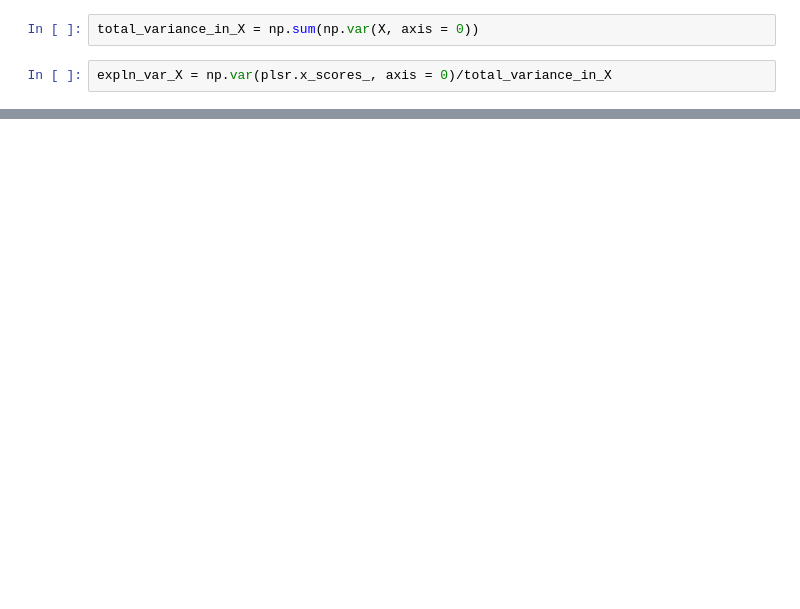
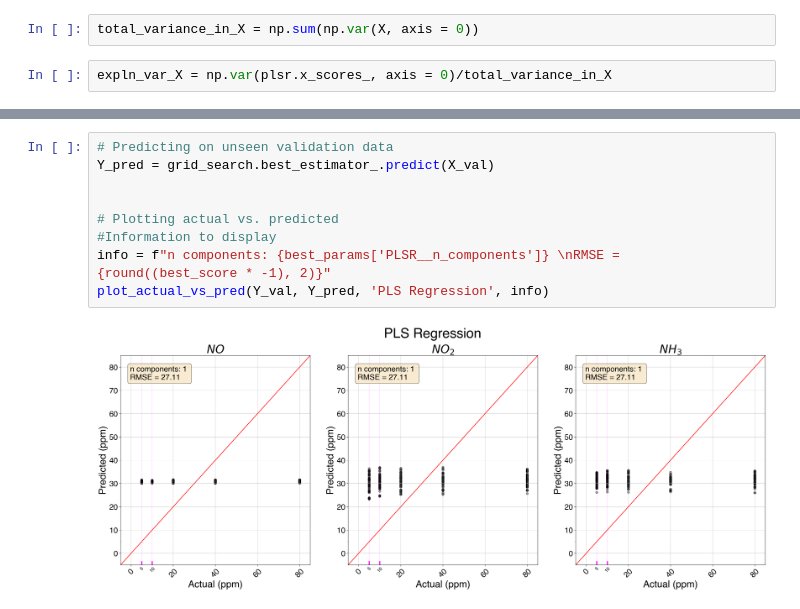
Before and after one commit to cosmourao/thesis, a Jupyter notebook: code/real/PLSR.ipynb, the cells around one changed output, grey strips where cells are left out. Saved outputs shown, nothing was run; the diff lists cells and outputs as text; blank space fills up the shorter version.

```diff
--- a/code/real/PLSR.ipynb
+++ b/code/real/PLSR.ipynb
@@ -101,0 +204,11 @@ px.area(
+# %%
+# Predicting on unseen validation data
+Y_pred = grid_search.best_estimator_.predict(X_val)
+
+
+# Plotting actual vs. predicted
+#Information to display
+info = f"n components: {best_params['PLSR__n_components']} \nRMSE = {round((best_score * -1), 2)}"
+plot_actual_vs_pred(Y_val, Y_pred, 'PLS Regression', info)
+# %% [output]
+[figure, added]
```
Also changed, not shown: parts of 15 cells of this notebook, 3 other files.
